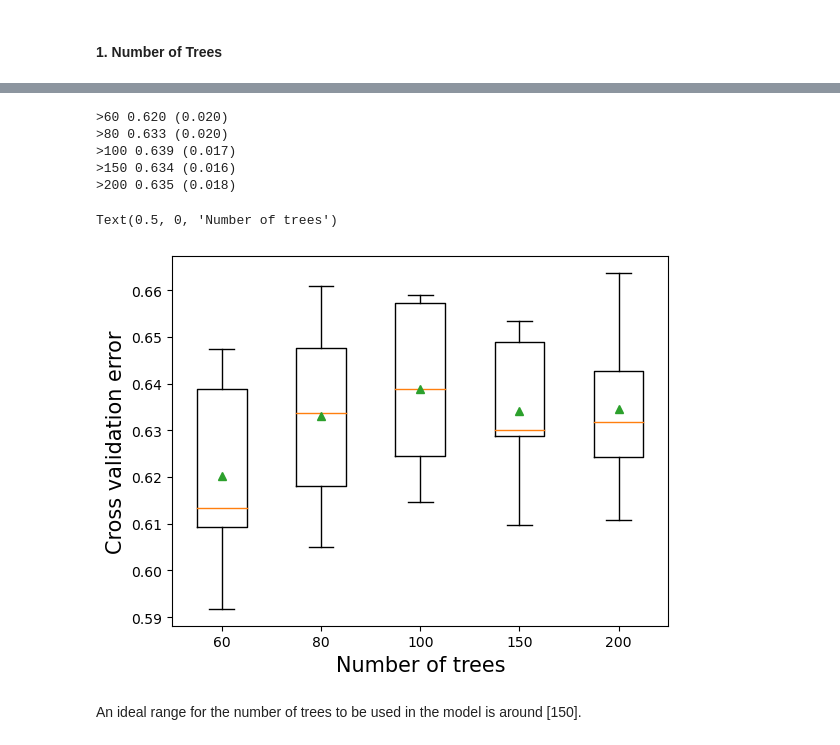
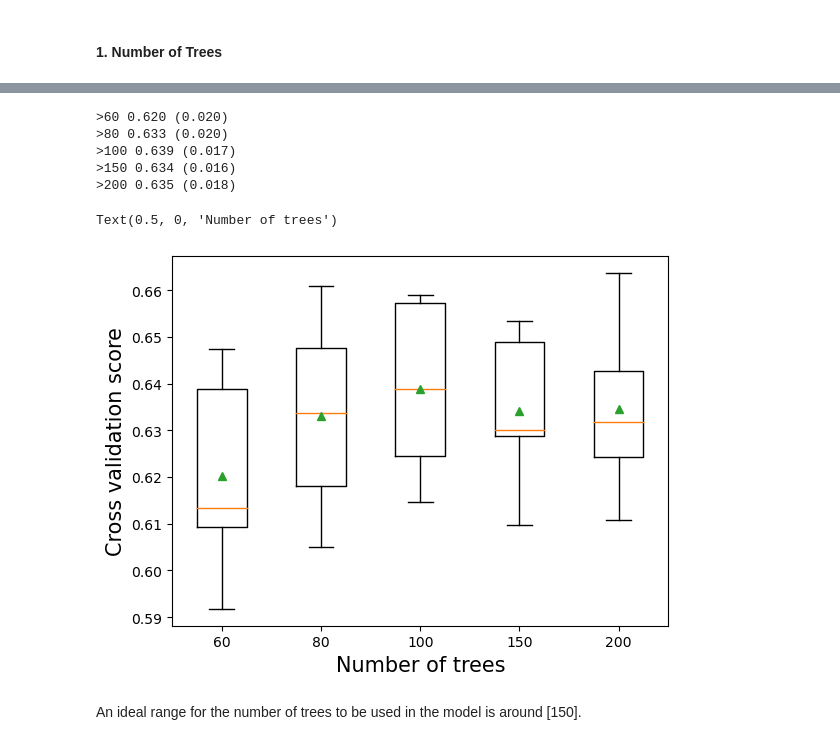
Before and after one commit to diegoschum/Zzz-303-3, a Jupyter notebook: Zzz_code.ipynb, the cells around one changed output, grey strips where cells are left out. Drawn from its saved outputs; the diff is of its cells as text; code cells hidden in the pictures.

```diff
--- a/Zzz_code.ipynb
+++ b/Zzz_code.ipynb
@@ -1047,35 +1047,35 @@ def get_models():
 # evaluate a given model using cross-validation
 def evaluate_model(model, X, y, sample_weights):
     # define the evaluation procedure
     cv = KFold(n_splits=5, shuffle=True, random_state=1)
     fit_params = {"sample_weight": sample_weights}
     # evaluate the model and collect the results
     scores = (cross_val_score(model, X, y, fit_params = fit_params, scoring= 'f1_weighted', cv=cv, n_jobs=-1))
     return scores
 # get the models to evaluate
 models = get_models()
 # evaluate the models and store results
 results, names = list(), list()
 for name, model in models.items():
     # evaluate the model
     scores = evaluate_model(model, X_train, y_train, weight)
     # store the results
     results.append(scores)
     names.append(name)
     # summarize the performance along the way
     print('>%s %.3f (%.3f)' % (name, np.mean(scores), np.std(scores)))
 # plot model performance for comparison
 plt.boxplot(results, labels=names, showmeans=True)
-plt.ylabel('Cross validation error',fontsize=15)
+plt.ylabel('Cross validation score',fontsize=15)
 plt.xlabel('Number of trees',fontsize=15)
 # %% [output]
 >60 0.620 (0.020)
 >80 0.633 (0.020)
 >100 0.639 (0.017)
 >150 0.634 (0.016)
 >200 0.635 (0.018)
 Text(0.5, 0, 'Number of trees')
-[figure, old version]
+[figure, new version]
 # %% [markdown]
 An ideal range for the number of trees to be used in the model is around [150].
 # %% [markdown]
```
Also changed, not shown: parts of 19 cells of this notebook, 1 other file.
